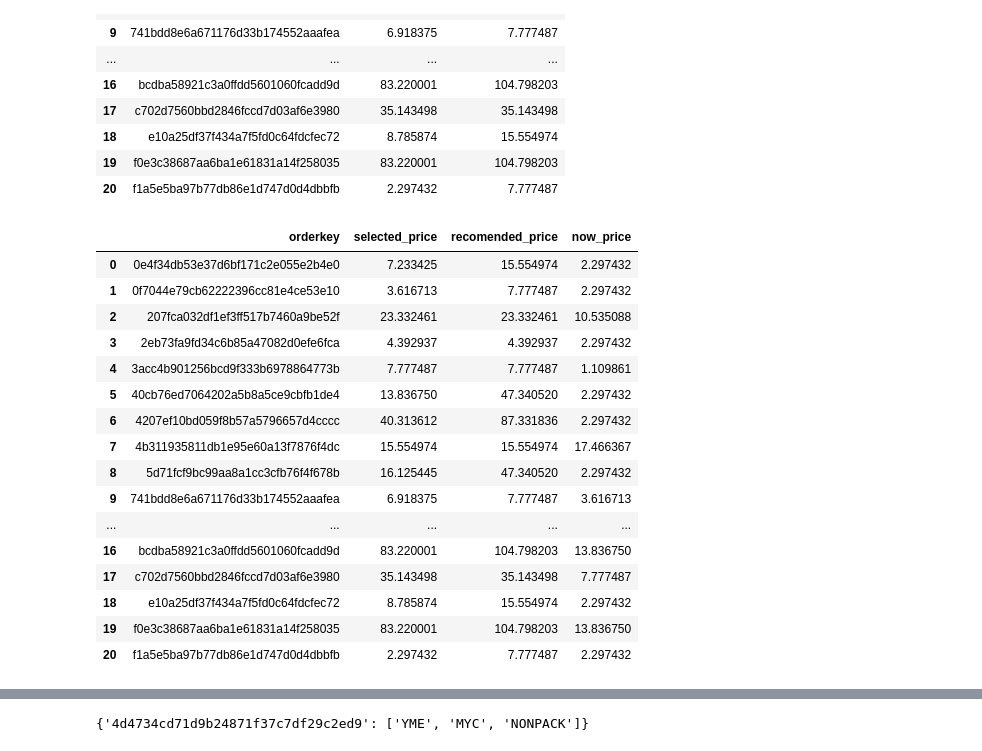
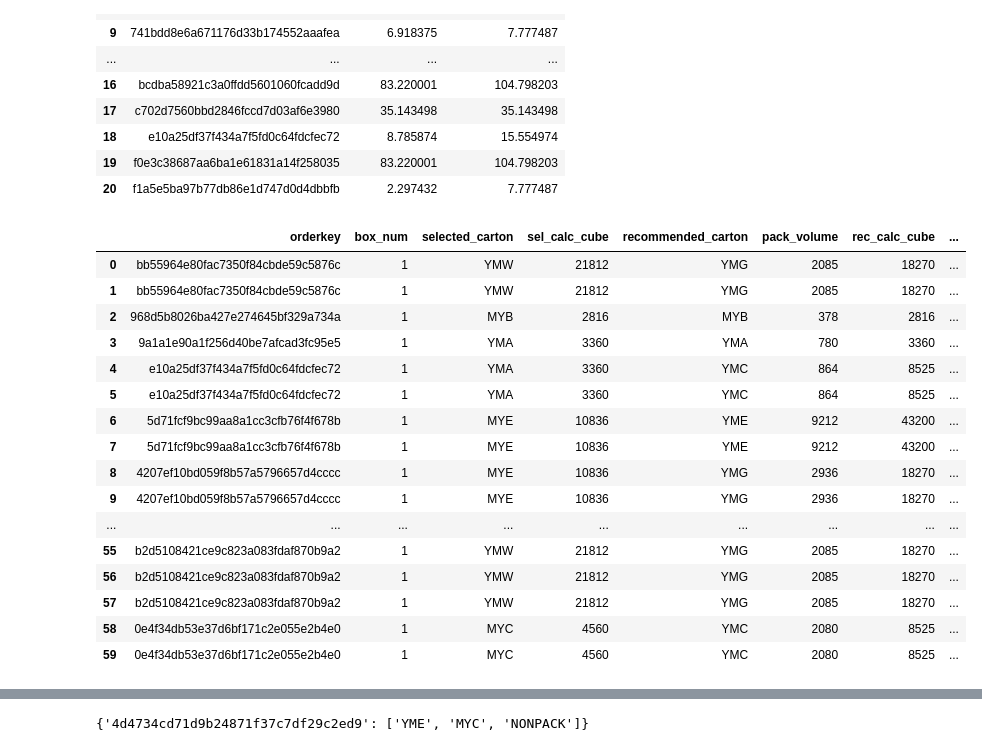
Before and after one commit to uladzislau21/YM_hackathon_Jun2023, a Jupyter notebook: yandex_hackathon_result_by_ds_team_4.ipynb, the cells around one changed output, grey strips where cells are left out. Cells and saved outputs as stored; diff of their text form; code cells hidden in the pictures.

```diff
--- a/yandex_hackathon_result_by_ds_team_4.ipynb
+++ b/yandex_hackathon_result_by_ds_team_4.ipynb
@@ -403,25 +403,25 @@ for num_order, sku_and_cartontype in dct_wth_orders.items():
             price_order
             for_analysis_by_order.loc[for_analysis_by_order['orderkey'] == num_order, 'now_price'] += dict_wth_price[lst_wth_cartontype[0]]
 # %%
-for_analysis_by_order
+for_analysis
 # %% [output]
-|  | orderkey | selected_price | recomended_price | now_price |
-| 0 | 0e4f34db53e37d6bf171c2e055e2b4e0 | 7.233425 | 15.554974 | 2.297432 |
-| 1 | 0f7044e79cb62222396cc81e4ce53e10 | 3.616713 | 7.777487 | 2.297432 |
-| 2 | 207fca032df1ef3ff517b7460a9be52f | 23.332461 | 23.332461 | 10.535088 |
-| 3 | 2eb73fa9fd34c6b85a47082d0efe6fca | 4.392937 | 4.392937 | 2.297432 |
-| 4 | 3acc4b901256bcd9f333b6978864773b | 7.777487 | 7.777487 | 1.109861 |
-| 5 | 40cb76ed7064202a5b8a5ce9cbfb1de4 | 13.836750 | 47.340520 | 2.297432 |
-| 6 | 4207ef10bd059f8b57a5796657d4cccc | 40.313612 | 87.331836 | 2.297432 |
-| 7 | 4b311935811db1e95e60a13f7876f4dc | 15.554974 | 15.554974 | 17.466367 |
-| 8 | 5d71fcf9bc99aa8a1cc3cfb76f4f678b | 16.125445 | 47.340520 | 2.297432 |
-| 9 | 741bdd8e6a671176d33b174552aaafea | 6.918375 | 7.777487 | 3.616713 |
-| ... | ... | ... | ... | ... |
-| 16 | bcdba58921c3a0ffdd5601060fcadd9d | 83.220001 | 104.798203 | 13.836750 |
-| 17 | c702d7560bbd2846fccd7d03af6e3980 | 35.143498 | 35.143498 | 7.777487 |
-| 18 | e10a25df37f434a7f5fd0c64fdcfec72 | 8.785874 | 15.554974 | 2.297432 |
-| 19 | f0e3c38687aa6ba1e61831a14f258035 | 83.220001 | 104.798203 | 13.836750 |
-| 20 | f1a5e5ba97b77db86e1d747d0d4dbbfb | 2.297432 | 7.777487 | 2.297432 |
+|  | orderkey | box_num | selected_carton | sel_calc_cube | recommended_carton | pack_volume | rec_calc_cube | ... |
+| 0 | bb55964e80fac7350f84cbde59c5876c | 1 | YMW | 21812 | YMG | 2085 | 18270 | ... |
+| 1 | bb55964e80fac7350f84cbde59c5876c | 1 | YMW | 21812 | YMG | 2085 | 18270 | ... |
+| 2 | 968d5b8026ba427e274645bf329a734a | 1 | MYB | 2816 | MYB | 378 | 2816 | ... |
+| 3 | 9a1a1e90a1f256d40be7afcad3fc95e5 | 1 | YMA | 3360 | YMA | 780 | 3360 | ... |
+| 4 | e10a25df37f434a7f5fd0c64fdcfec72 | 1 | YMA | 3360 | YMC | 864 | 8525 | ... |
+| 5 | e10a25df37f434a7f5fd0c64fdcfec72 | 1 | YMA | 3360 | YMC | 864 | 8525 | ... |
+| 6 | 5d71fcf9bc99aa8a1cc3cfb76f4f678b | 1 | MYE | 10836 | YME | 9212 | 43200 | ... |
+| 7 | 5d71fcf9bc99aa8a1cc3cfb76f4f678b | 1 | MYE | 10836 | YME | 9212 | 43200 | ... |
+| 8 | 4207ef10bd059f8b57a5796657d4cccc | 1 | MYE | 10836 | YMG | 2936 | 18270 | ... |
+| 9 | 4207ef10bd059f8b57a5796657d4cccc | 1 | MYE | 10836 | YMG | 2936 | 18270 | ... |
+| ... | ... | ... | ... | ... | ... | ... | ... | ... |
+| 55 | b2d5108421ce9c823a083fdaf870b9a2 | 1 | YMW | 21812 | YMG | 2085 | 18270 | ... |
+| 56 | b2d5108421ce9c823a083fdaf870b9a2 | 1 | YMW | 21812 | YMG | 2085 | 18270 | ... |
+| 57 | b2d5108421ce9c823a083fdaf870b9a2 | 1 | YMW | 21812 | YMG | 2085 | 18270 | ... |
+| 58 | 0e4f34db53e37d6bf171c2e055e2b4e0 | 1 | MYC | 4560 | YMC | 2080 | 8525 | ... |
+| 59 | 0e4f34db53e37d6bf171c2e055e2b4e0 | 1 | MYC | 4560 | YMC | 2080 | 8525 | ... |
 # %%
 plt.figure(figsize=(15, 10))
 plt.title('Сравнение цен на тип выбранный упаковки по заказам', fontsize=17)
```
Also changed, not shown: parts of 13 cells of this notebook.
